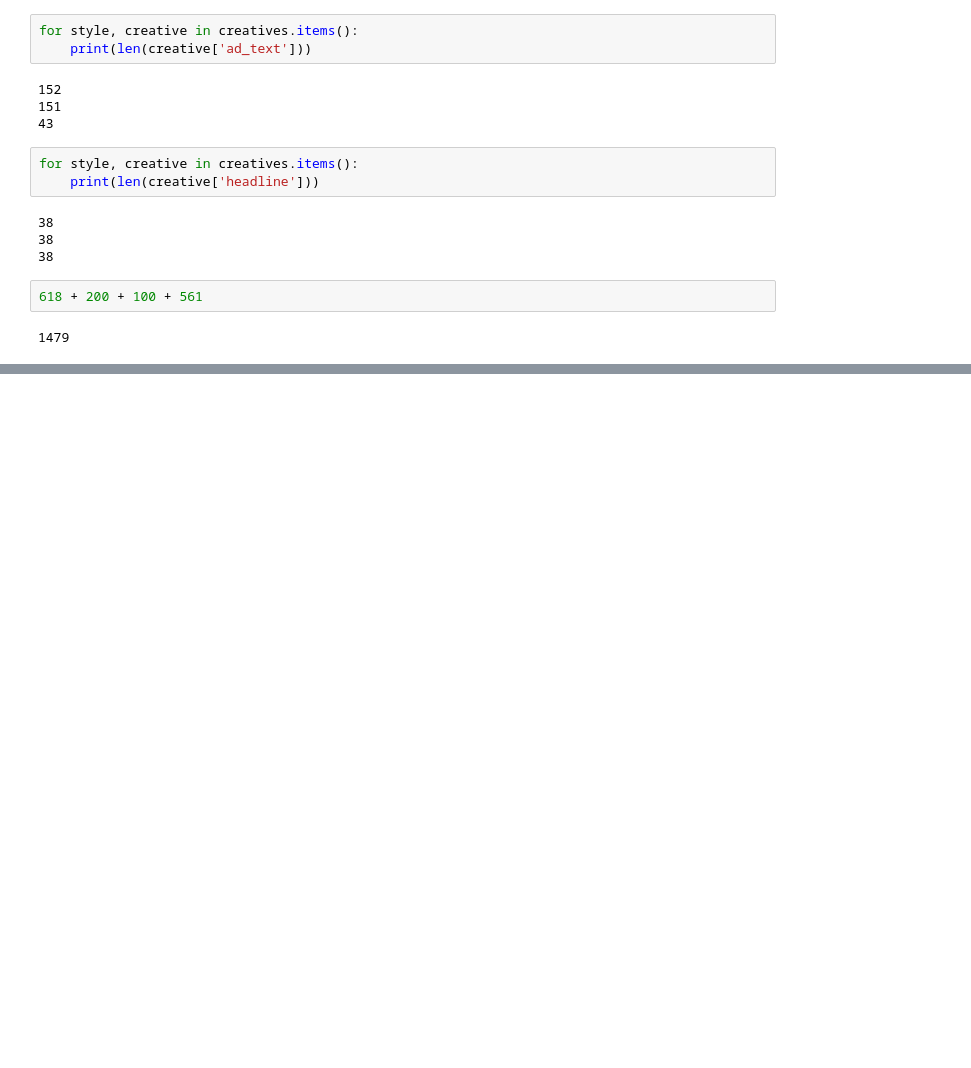
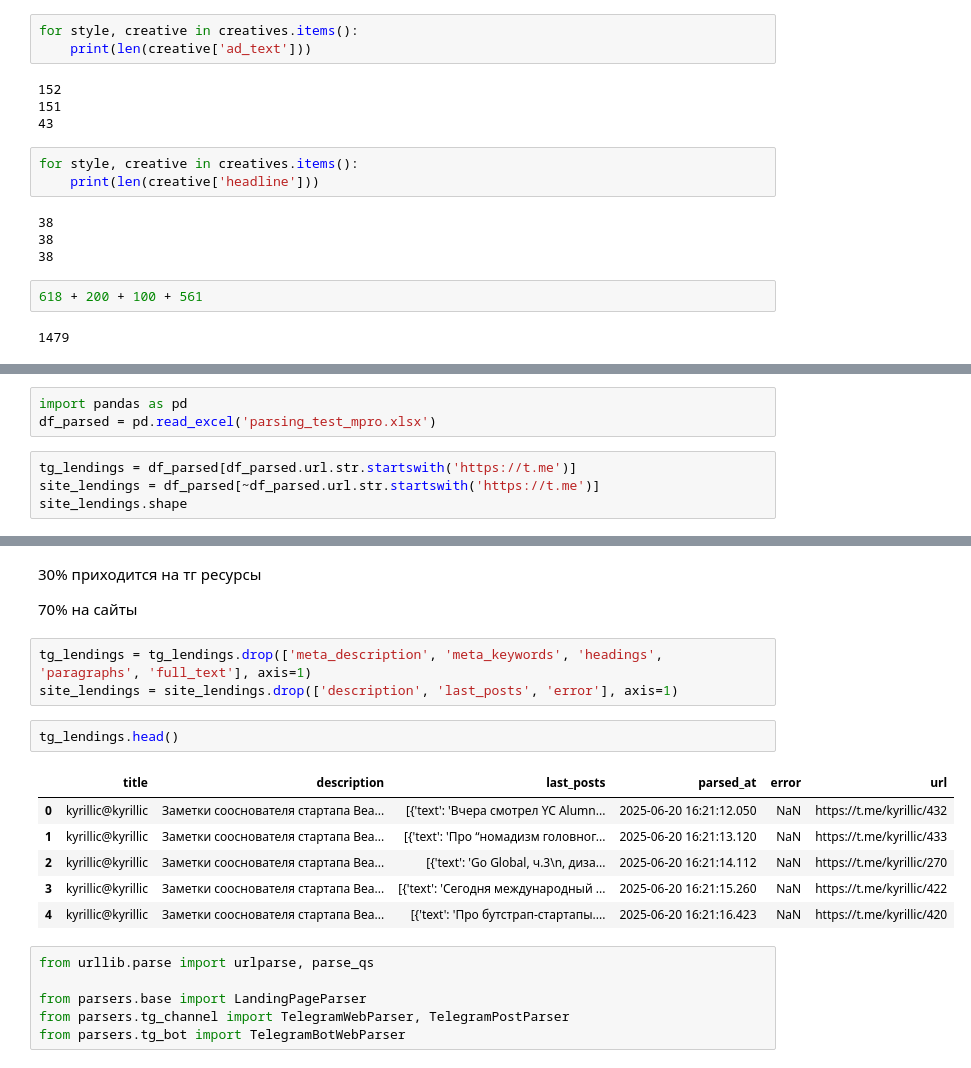
Before and after one commit to Ivan-Lopatkin/Mistral_app, a Jupyter notebook: Untitled.ipynb, the cells around one changed output, grey strips where cells are left out. Drawn from its saved outputs; the diff is of its cells as text; blank space fills up the shorter version.

Commit message:
Tg post parser and 429 added

```diff
--- a/Untitled.ipynb
+++ b/Untitled.ipynb
@@ -132,0 +257,7 @@ for style, creative in creatives.items():
+# %%
+import pandas as pd
+df_parsed = pd.read_excel('parsing_test_mpro.xlsx')
+# %%
+tg_lendings = df_parsed[df_parsed.url.str.startswith('https://t.me')]
+site_lendings = df_parsed[~df_parsed.url.str.startswith('https://t.me')]
+site_lendings.shape
@@ -132,0 +274,22 @@ for style, creative in creatives.items():
+# %% [markdown]
+30% приходится на тг ресурсы
+
+70% на сайты
+# %%
+tg_lendings = tg_lendings.drop(['meta_description', 'meta_keywords', 'headings', 'paragraphs', 'full_text'], axis=1)
+site_lendings = site_lendings.drop(['description', 'last_posts', 'error'], axis=1)
+# %%
+tg_lendings.head()
+# %% [output]
+|  | title | description | last_posts | parsed_at | error | url |
+| 0 | kyrillic@kyrillic | Заметки сооснователя стартапа Bea... | [{'text': 'Вчера смотрел YC Alumn... | 2025-06-20 16:21:12.050 | NaN | https://t.me/kyrillic/432 |
+| 1 | kyrillic@kyrillic | Заметки сооснователя стартапа Bea... | [{'text': 'Про “номадизм головног... | 2025-06-20 16:21:13.120 | NaN | https://t.me/kyrillic/433 |
+| 2 | kyrillic@kyrillic | Заметки сооснователя стартапа Bea... | [{'text': 'Go Global, ч.3\n, диза... | 2025-06-20 16:21:14.112 | NaN | https://t.me/kyrillic/270 |
+| 3 | kyrillic@kyrillic | Заметки сооснователя стартапа Bea... | [{'text': 'Сегодня международный ... | 2025-06-20 16:21:15.260 | NaN | https://t.me/kyrillic/422 |
+| 4 | kyrillic@kyrillic | Заметки сооснователя стартапа Bea... | [{'text': 'Про бутстрап-стартапы.... | 2025-06-20 16:21:16.423 | NaN | https://t.me/kyrillic/420 |
+# %%
+from urllib.parse import urlparse, parse_qs
+
+from parsers.base import LandingPageParser
+from parsers.tg_channel import TelegramWebParser, TelegramPostParser
+from parsers.tg_bot import TelegramBotWebParser
```
Also changed, not shown: parts of 38 cells of this notebook, 14 other files.
